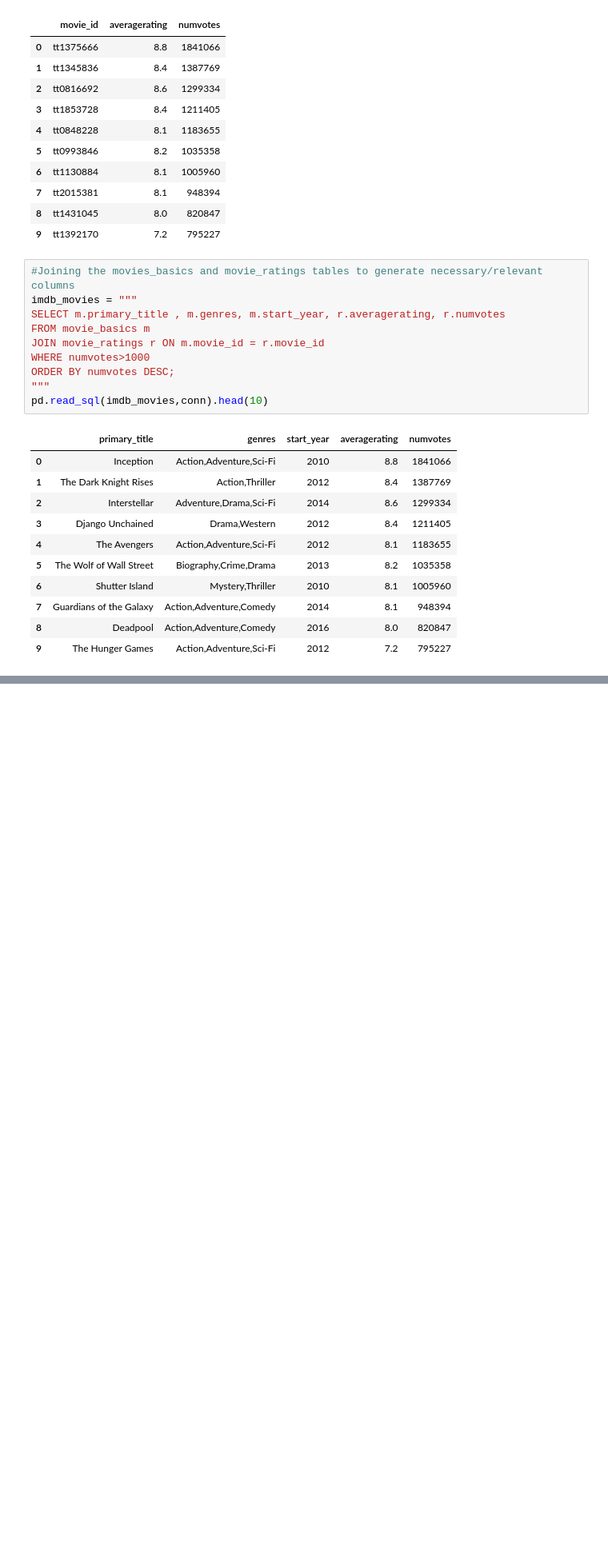
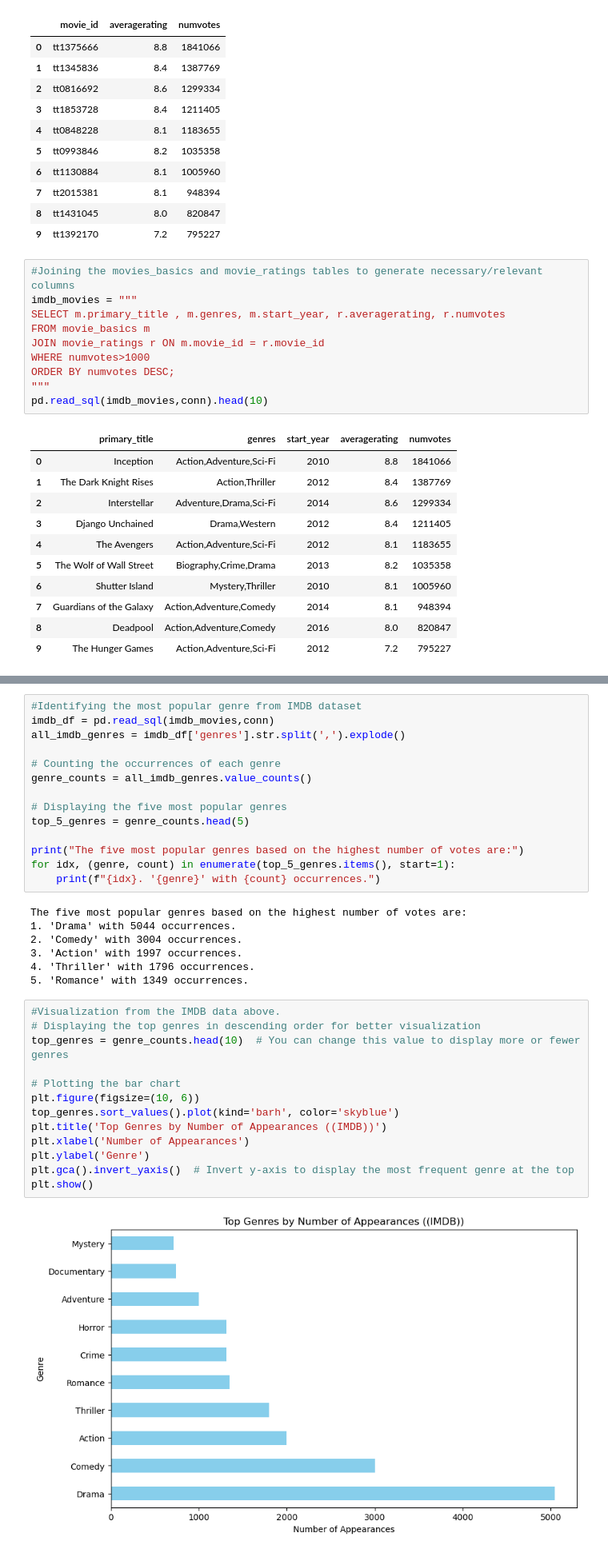
Before and after one commit to Kevan-Muthomi/DS-Phase_1_Project, a Jupyter notebook: student.ipynb, the cells around one changed output, grey strips where cells are left out. Shown at 80% size. Drawn from its saved outputs; the diff is of its cells as text; blank space fills up the shorter version.

Commit message:
Added Visualizations

```diff
--- a/student.ipynb
+++ b/student.ipynb
@@ -381,0 +365,36 @@ rtmovie_info.head(10)
+# %%
+#Identifying the most popular genre from IMDB dataset
+imdb_df = pd.read_sql(imdb_movies,conn)
+all_imdb_genres = imdb_df['genres'].str.split(',').explode()
+
+# Counting the occurrences of each genre
+genre_counts = all_imdb_genres.value_counts()
+
+# Displaying the five most popular genres
+top_5_genres = genre_counts.head(5)
+
+print("The five most popular genres based on the highest number of votes are:")
+for idx, (genre, count) in enumerate(top_5_genres.items(), start=1):
+    print(f"{idx}. '{genre}' with {count} occurrences.")
+# %% [output]
+The five most popular genres based on the highest number of votes are:
+1. 'Drama' with 5044 occurrences.
+2. 'Comedy' with 3004 occurrences.
+3. 'Action' with 1997 occurrences.
+4. 'Thriller' with 1796 occurrences.
+5. 'Romance' with 1349 occurrences.
+# %%
+#Visualization from the IMDB data above.
+# Displaying the top genres in descending order for better visualization
+top_genres = genre_counts.head(10)  # You can change this value to display more or fewer genres
+
+# Plotting the bar chart
+plt.figure(figsize=(10, 6))
+top_genres.sort_values().plot(kind='barh', color='skyblue')
+plt.title('Top Genres by Number of Appearances ((IMDB))')
+plt.xlabel('Number of Appearances')
+plt.ylabel('Genre')
+plt.gca().invert_yaxis()  # Invert y-axis to display the most frequent genre at the top
+plt.show()
+# %% [output]
+[figure, added]
```
Also changed, not shown: parts of 4 cells of this notebook.
